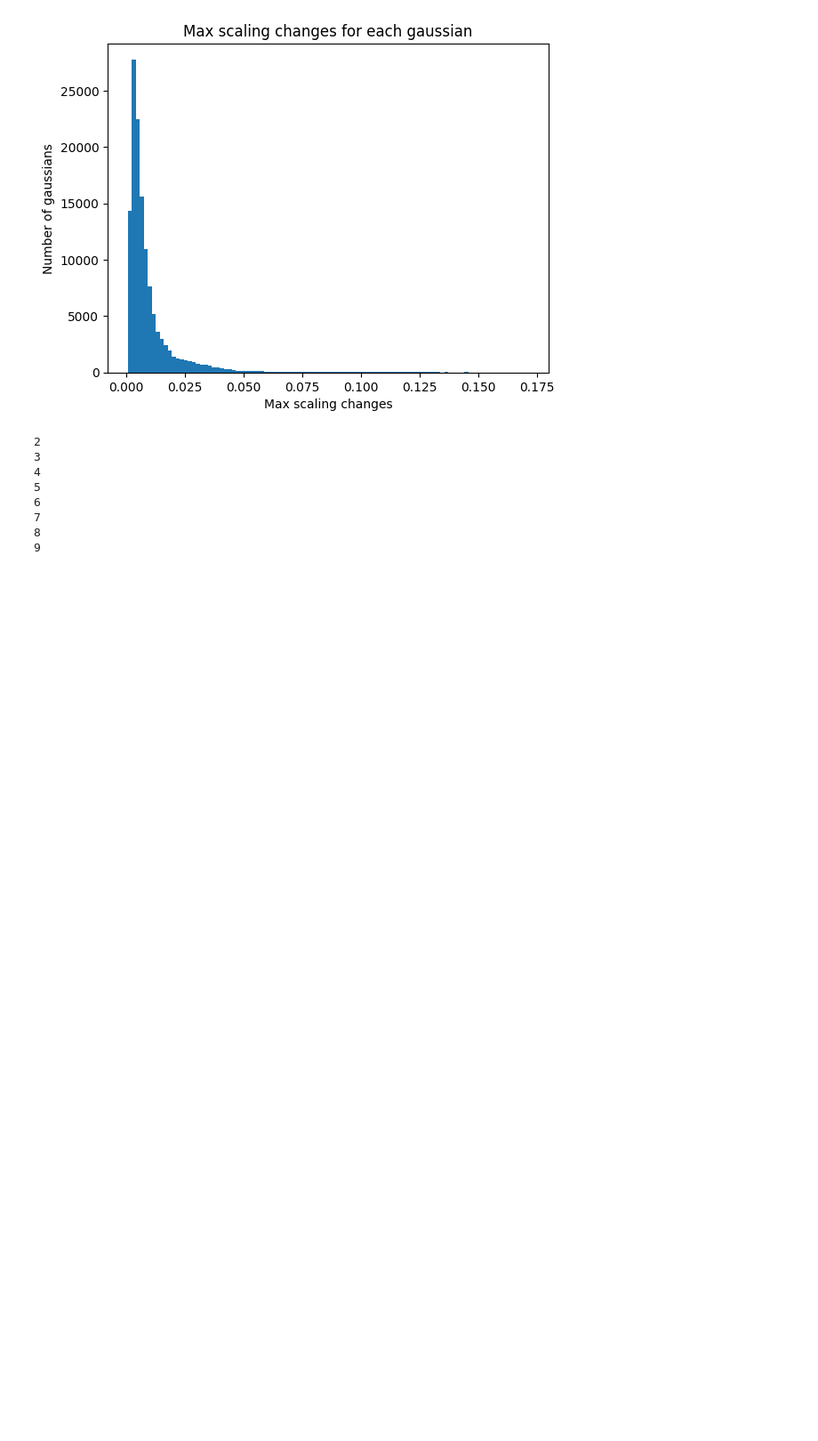
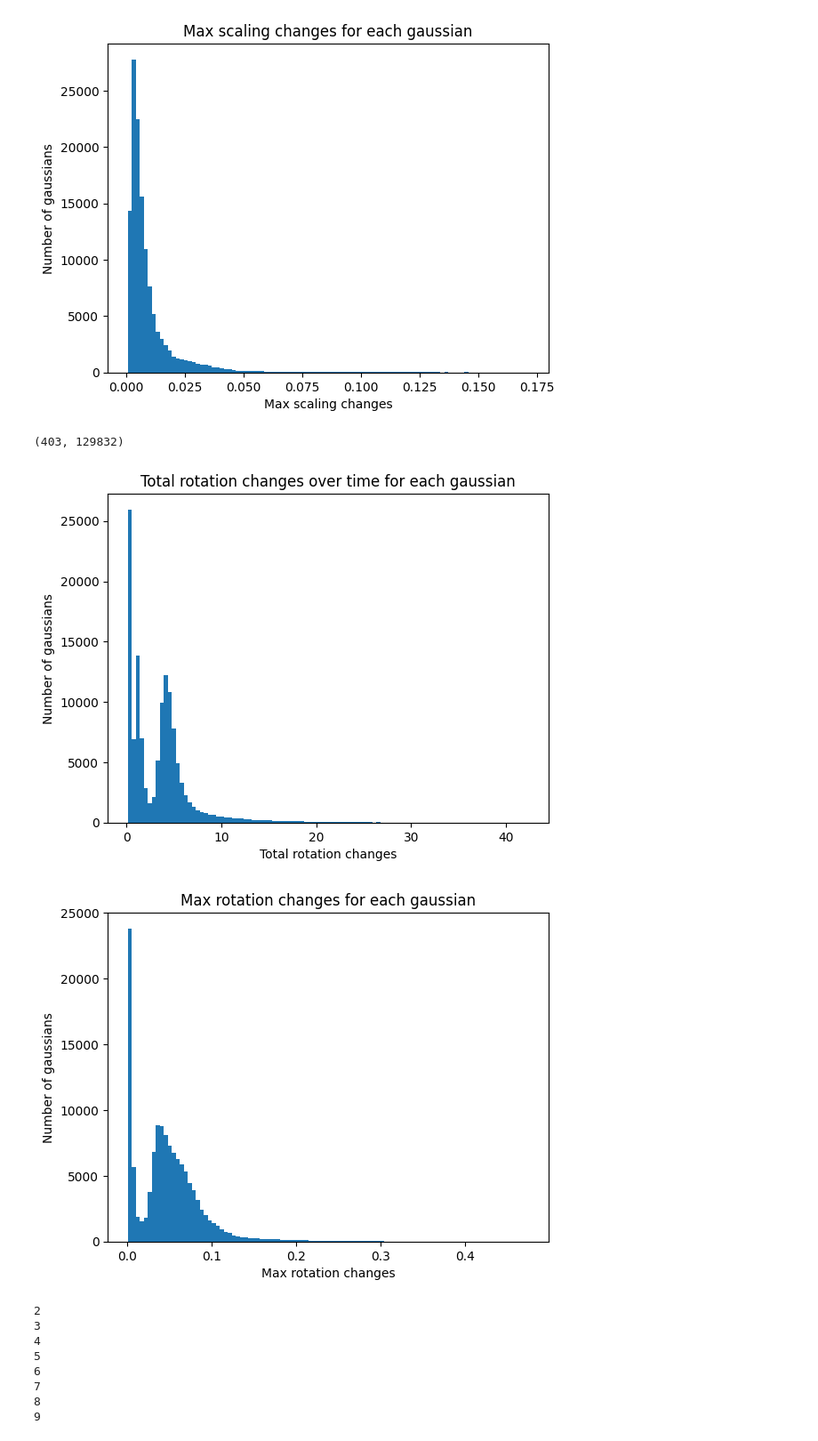
Before and after one commit to mickaelbressieux/Deformable-3D-Gaussians, a Jupyter notebook: Displacement.ipynb, the cells around one changed output. Shown: that part at 89% size. Cells and saved outputs as stored; diff of their text form; code cells hidden in the pictures; blank space fills up the shorter version.

```diff
--- a/Displacement.ipynb
+++ b/Displacement.ipynb
@@ -107,6 +116,30 @@ plt.show()
 (403, 129832)
 [figure]
 [figure]
+# %%
+norm_rotation=np.linalg.norm(d_rotation[1:,:,:]-d_rotation[:-1,:,:],axis=2) # we take the norm of the difference between each time step
+print(norm_rotation.shape)
+sum_rotation=np.sum(norm_rotation,axis=0)
+max_rotation=np.max(norm_rotation,axis=0)
+
+
+# plot histogram of the total scaling changes over time for each gaussian"
+plt.hist(sum_rotation,bins=100)
+plt.xlabel("Total rotation changes")
+plt.ylabel("Number of gaussians")
+plt.title("Total rotation changes over time for each gaussian")
+plt.show()
+
+# plot histogram of the max scaling changes over time for each gaussian"
+plt.hist(max_rotation,bins=100)
+plt.xlabel("Max rotation changes")
+plt.ylabel("Number of gaussians")
+plt.title("Max rotation changes for each gaussian")
+plt.show()
+# %% [output]
+(403, 129832)
+[figure, added]
+[figure, added]
 # %%
 # cluster the dynamic gaussians from static ones based on the distance travelled
 # we can use the elbow method to determine the number of clusters
```
Also changed, not shown: parts of 2 cells of this notebook, 12 other files.
